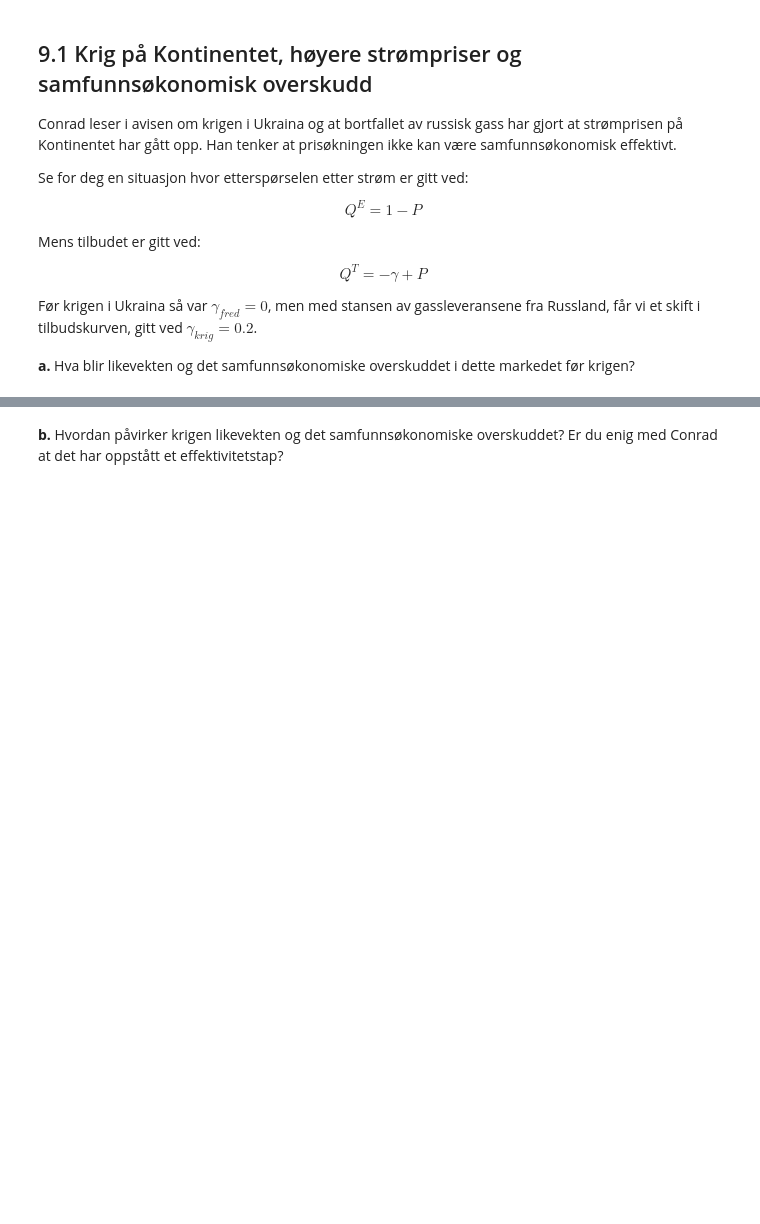
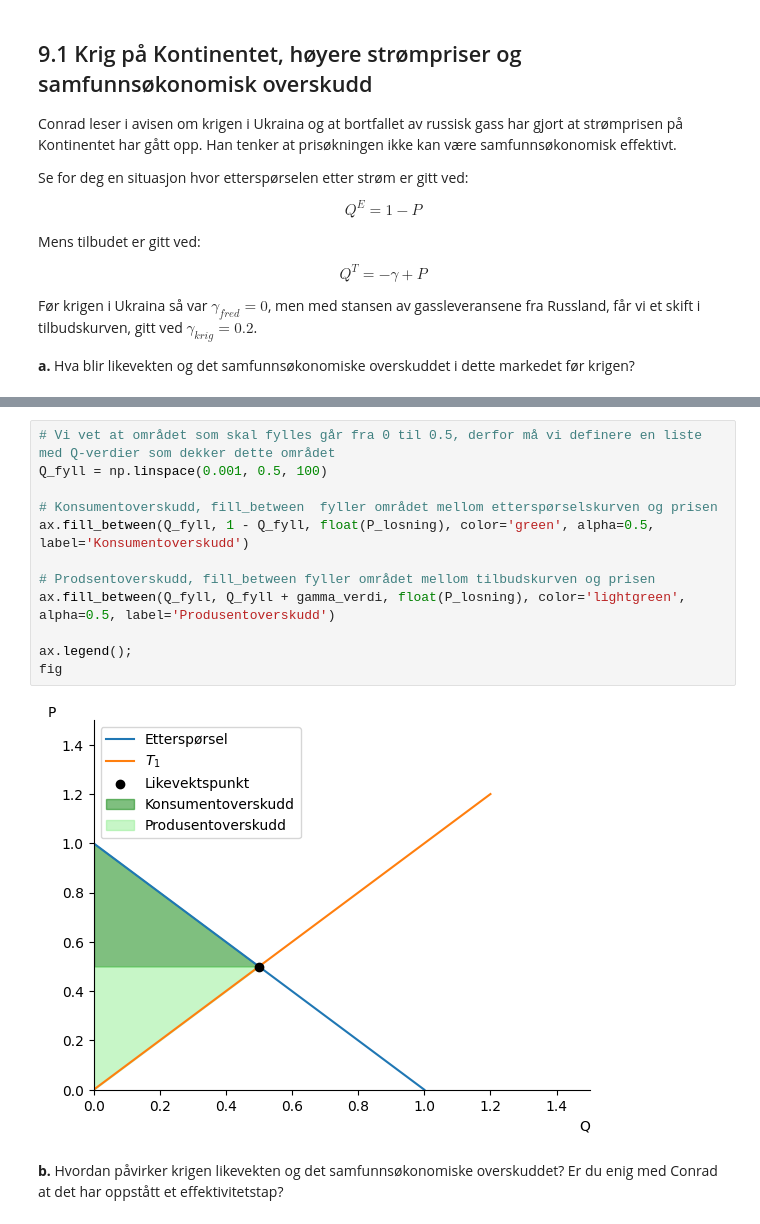
Before and after one commit to uit-sok-1303-v26/uit-sok-1303.v26.github.io, a Jupyter notebook: Markedsteori - Kapittel 9.ipynb, the cells around one changed output, grey strips where cells are left out. Cells and saved outputs as stored; diff of their text form; blank space fills up the shorter version.

```diff
--- a/Markedsteori - Kapittel 9.ipynb
+++ b/Markedsteori - Kapittel 9.ipynb
@@ -295,2 +492,16 @@ $\displaystyle \frac{1}{4}$
+# %%
+# Vi vet at området som skal fylles går fra 0 til 0.5, derfor må vi definere en liste med Q-verdier som dekker dette området
+Q_fyll = np.linspace(0.001, 0.5, 100)
+
+# Konsumentoverskudd, fill_between  fyller området mellom etterspørselskurven og prisen
+ax.fill_between(Q_fyll, 1 - Q_fyll, float(P_losning), color='green', alpha=0.5, label='Konsumentoverskudd')
+
+# Prodsentoverskudd, fill_between fyller området mellom tilbudskurven og prisen
+ax.fill_between(Q_fyll, Q_fyll + gamma_verdi, float(P_losning), color='lightgreen', alpha=0.5, label='Produsentoverskudd')
+
+ax.legend();
+fig
+# %% [output]
+[figure, added]
 # %% [markdown]
 **b.** Hvordan påvirker krigen likevekten og det samfunnsøkonomiske overskuddet? Er du enig med Conrad at det har oppstått et effektivitetstap?
```
Also changed, not shown: parts of 27 cells of this notebook.
